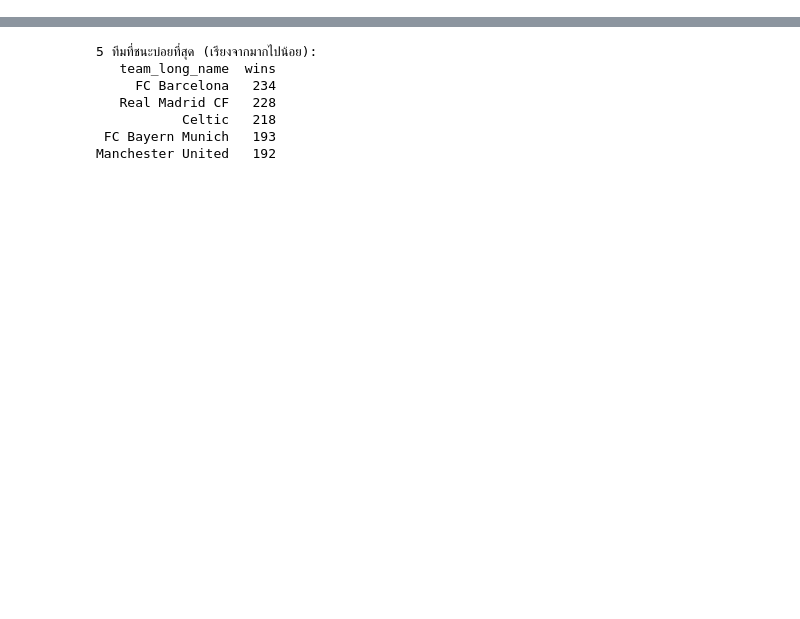
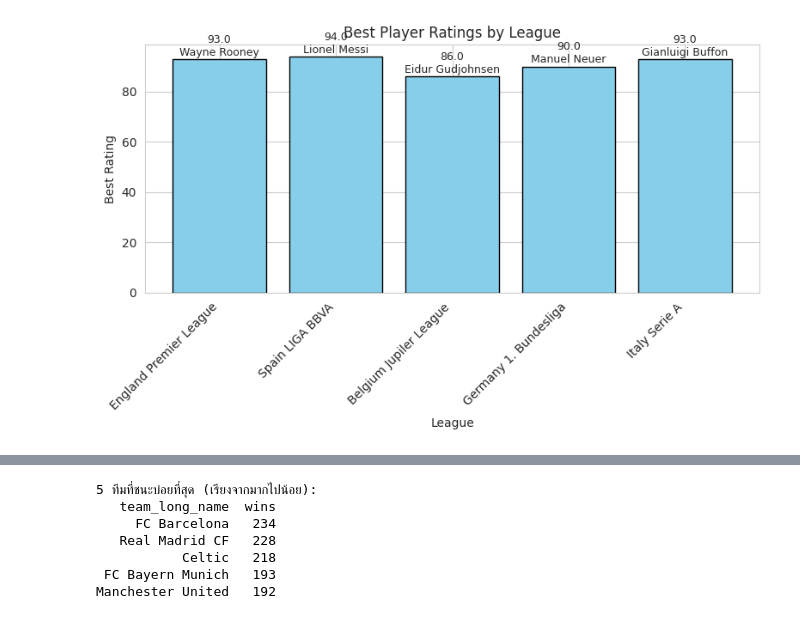
Before and after one commit to Thunyawat2543/European-soccer-, a Jupyter notebook: mini_project.ipynb, the cells around one changed output, grey strips where cells are left out. Saved outputs shown, nothing was run; the diff lists cells and outputs as text; code cells hidden in the pictures; blank space fills up the shorter version.

```diff
--- a/mini_project.ipynb
+++ b/mini_project.ipynb
@@ -63,0 +322,65 @@ print(df_match.head())
+# %%
+# รายชื่อ 5 ลีกเป้าหมาย
+target_leagues = [
+    "England Premier League",
+    "Spain LIGA BBVA",
+    "Belgium Jupiler League",
+    "Germany 1. Bundesliga",
+    "Italy Serie A"
+]
+
+def find_best_player_in_league(league_name):
+    # หา country_id ของลีก
+    league_info = df_league[df_league['name'] == league_name].iloc[0]
+    country_id = league_info['country_id']
+
+    # เลือกแมตช์ในลีกนี้
+    matches = df_match[df_match['country_id'] == country_id]
+
+    # รวม ID นักเตะจากคอลัมน์ home/away
+    player_cols = [f'home_player_{i}' for i in range(1, 12)] + [f'away_player_{i}' for i in range(1, 12)]
+    player_ids = pd.unique(matches[player_cols].values.ravel())
+    player_ids = player_ids[~pd.isnull(player_ids)].astype(int)
+
+    # เลือกข้อมูลสถิติของนักเตะในลีกนี้
+    df_attr = df_player_attr[df_player_attr['player_api_id'].isin(player_ids)]
+
+    # หา overall_rating สูงสุดของแต่ละนักเตะ
+    df_max = df_attr.groupby('player_api_id')['overall_rating'].max().reset_index(name='max_rating')
+
+    # เลือกคนที่มี max_rating สูงสุด
+    best_row = df_max.loc[df_max['max_rating'].idxmax()]
+    best_id, best_rating = best_row['player_api_id'], best_row['max_rating']
+
+    # ดึงชื่อผู้เล่นจาก df_player
+    player_name = df_player[df_player['player_api_id'] == best_id]['player_name'].values[0]
+    return player_name, best_rating
+
+# 1) วนลูปหาผู้เล่นที่ดีที่สุดในแต่ละลีก
+results = []
+for league in target_leagues:
+    name, rating = find_best_player_in_league(league)
+    results.append((league, name, rating))
+
+# 2) สร้าง DataFrame สำหรับวาดกราฟ
+df_results = pd.DataFrame(results, columns=['League', 'Player', 'Best Rating'])
+
+# 3) วาดกราฟแท่ง
+plt.figure(figsize=(8, 5))
+bars = plt.bar(df_results['League'], df_results['Best Rating'], color='skyblue', edgecolor='black')
+
+# ใส่ค่า Rating บนแท่ง
+for i, bar in enumerate(bars):
+    plt.text(bar.get_x() + bar.get_width()/2,
+             bar.get_height() + 0.5,
+             f"{df_results['Best Rating'].iloc[i]:.1f}\n{df_results['Player'].iloc[i]}",
+             ha='center', va='bottom', fontsize=9)
+
+plt.title("Best Player Ratings by League")
+plt.xlabel("League")
+plt.ylabel("Best Rating")
+plt.xticks(rotation=45, ha='right')
+plt.tight_layout()
+plt.show()
+# %% [output]
+[figure, added]
```
Also changed, not shown: parts of 42 cells of this notebook.
